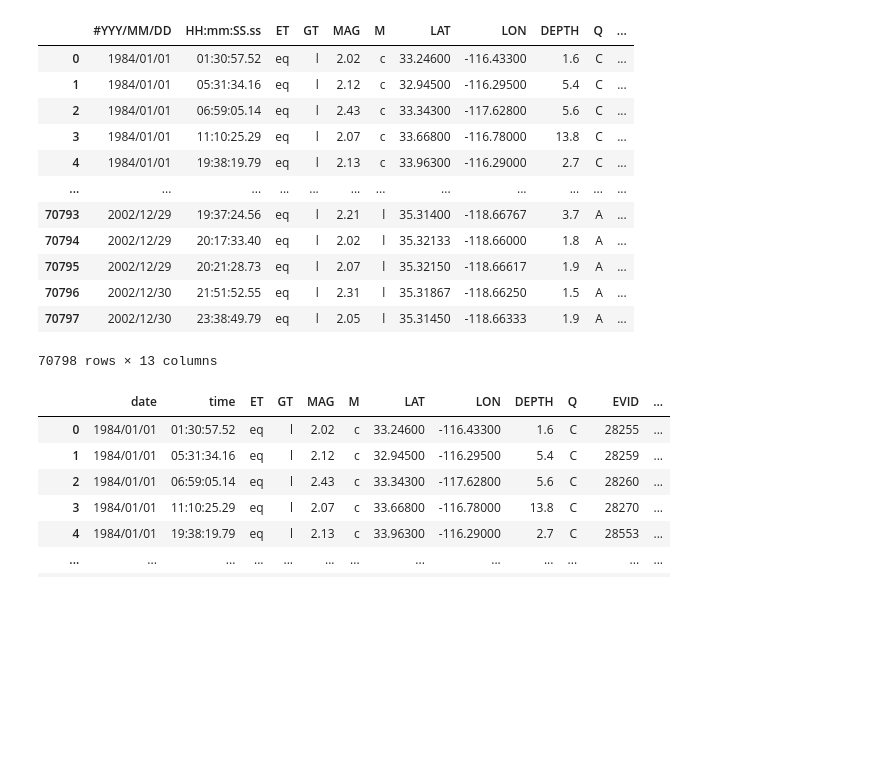
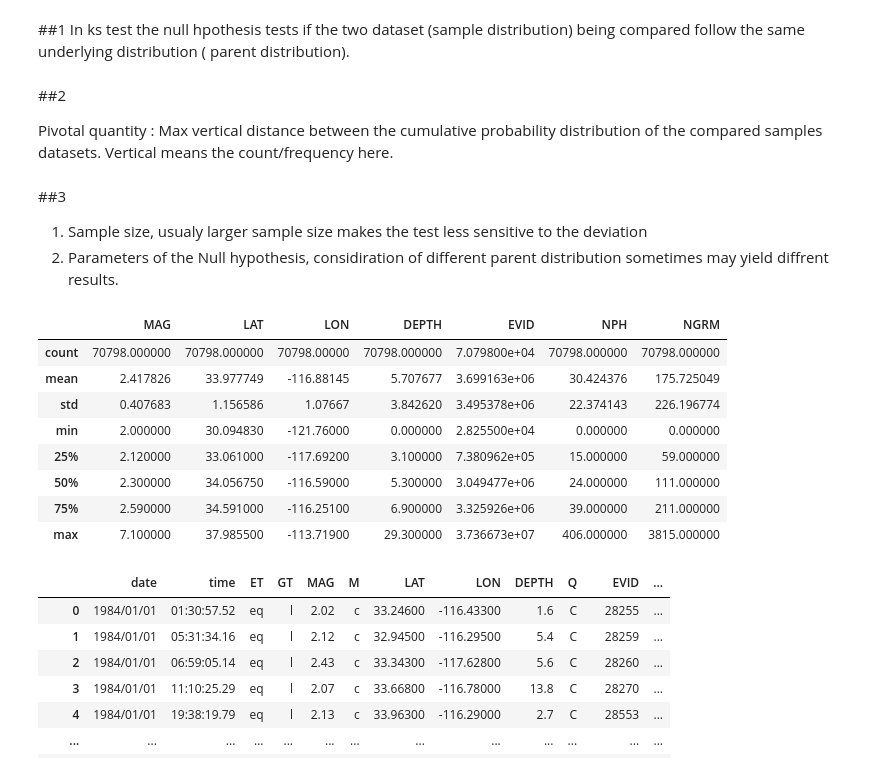
Before and after one commit to bivekpok/DSPS_BPokhrel, a Jupyter notebook: HW3/Hw3.ipynb, the cells around one changed output. Cells and saved outputs as stored; diff of their text form; code cells hidden in the pictures; blank space fills up the shorter version.

```diff
--- a/HW3/Hw3.ipynb
+++ b/HW3/Hw3.ipynb
@@ -1,5 +1,19 @@
 # %% [markdown]
 <a href="https://colab.research.google.com/github/bivekpok/DSPS_BPokhrel/blob/main/HW3/Hw3.ipynb" target="_parent"><img src="https://colab.research.google.com/assets/colab-badge.svg" alt="Open In Colab"/></a>
+# %% [markdown]
+##1
+In ks test the null hpothesis tests if the two dataset (sample distribution)
+ being compared follow the same underlying distribution ( parent distribution).
+# %% [markdown]
+##2
+
+Pivotal quantity : Max vertical distance between the cumulative probability distribution of the compared samples datasets. Vertical means the count/frequency here.
+# %% [markdown]
+##3
+
+
+1.  Sample size, usualy larger sample size makes the test less sensitive to the deviation
+2.  Parameters of the Null hypothesis, considiration of different parent distribution sometimes may yield diffrent results.
 # %%
 import pandas as pd
 from datetime import datetime, timedelta
@@ -11,21 +25,17 @@ from matplotlib.colors import LinearSegmentedColormap
 # %%
 eqs = pd.read_csv('https://raw.githubusercontent.com/fedhere/DSPS_FBianco/main/data/earthquakes.csv', skipinitialspace=True, sep = ' ')
 # %%
-eqs
+eqs.describe()
 # %% [output]
-|  | #YYY/MM/DD | HH:mm:SS.ss | ET | GT | MAG | M | LAT | LON | DEPTH | Q | ... |
-| 0 | 1984/01/01 | 01:30:57.52 | eq | l | 2.02 | c | 33.24600 | -116.43300 | 1.6 | C | ... |
-| 1 | 1984/01/01 | 05:31:34.16 | eq | l | 2.12 | c | 32.94500 | -116.29500 | 5.4 | C | ... |
-| 2 | 1984/01/01 | 06:59:05.14 | eq | l | 2.43 | c | 33.34300 | -117.62800 | 5.6 | C | ... |
-| 3 | 1984/01/01 | 11:10:25.29 | eq | l | 2.07 | c | 33.66800 | -116.78000 | 13.8 | C | ... |
-| 4 | 1984/01/01 | 19:38:19.79 | eq | l | 2.13 | c | 33.96300 | -116.29000 | 2.7 | C | ... |
-| ... | ... | ... | ... | ... | ... | ... | ... | ... | ... | ... | ... |
-| 70793 | 2002/12/29 | 19:37:24.56 | eq | l | 2.21 | l | 35.31400 | -118.66767 | 3.7 | A | ... |
-| 70794 | 2002/12/29 | 20:17:33.40 | eq | l | 2.02 | l | 35.32133 | -118.66000 | 1.8 | A | ... |
-| 70795 | 2002/12/29 | 20:21:28.73 | eq | l | 2.07 | l | 35.32150 | -118.66617 | 1.9 | A | ... |
-| 70796 | 2002/12/30 | 21:51:52.55 | eq | l | 2.31 | l | 35.31867 | -118.66250 | 1.5 | A | ... |
-| 70797 | 2002/12/30 | 23:38:49.79 | eq | l | 2.05 | l | 35.31450 | -118.66333 | 1.9 | A | ... |
+|  | MAG | LAT | LON | DEPTH | EVID | NPH | NGRM |
+| count | 70798.000000 | 70798.000000 | 70798.00000 | 70798.000000 | 7.079800e+04 | 70798.000000 | 70798.000000 |
+| mean | 2.417826 | 33.977749 | -116.88145 | 5.707677 | 3.699163e+06 | 30.424376 | 175.725049 |
+| std | 0.407683 | 1.156586 | 1.07667 | 3.842620 | 3.495378e+06 | 22.374143 | 226.196774 |
+| min | 2.000000 | 30.094830 | -121.76000 | 0.000000 | 2.825500e+04 | 0.000000 | 0.000000 |
+| 25% | 2.120000 | 33.061000 | -117.69200 | 3.100000 | 7.380962e+05 | 15.000000 | 59.000000 |
+| 50% | 2.300000 | 34.056750 | -116.59000 | 5.300000 | 3.049477e+06 | 24.000000 | 111.000000 |
+| 75% | 2.590000 | 34.591000 | -116.25100 | 6.900000 | 3.325926e+06 | 39.000000 | 211.000000 |
+| max | 7.100000 | 37.985500 | -113.71900 | 29.300000 | 3.736673e+07 | 406.000000 | 3815.000000 |
-70798 rows × 13 columns
 # %%
 eqs.rename({'#YYY/MM/DD': 'date','HH:mm:SS.ss' : 'time'}, axis =1, inplace = True)
 # %%
```
